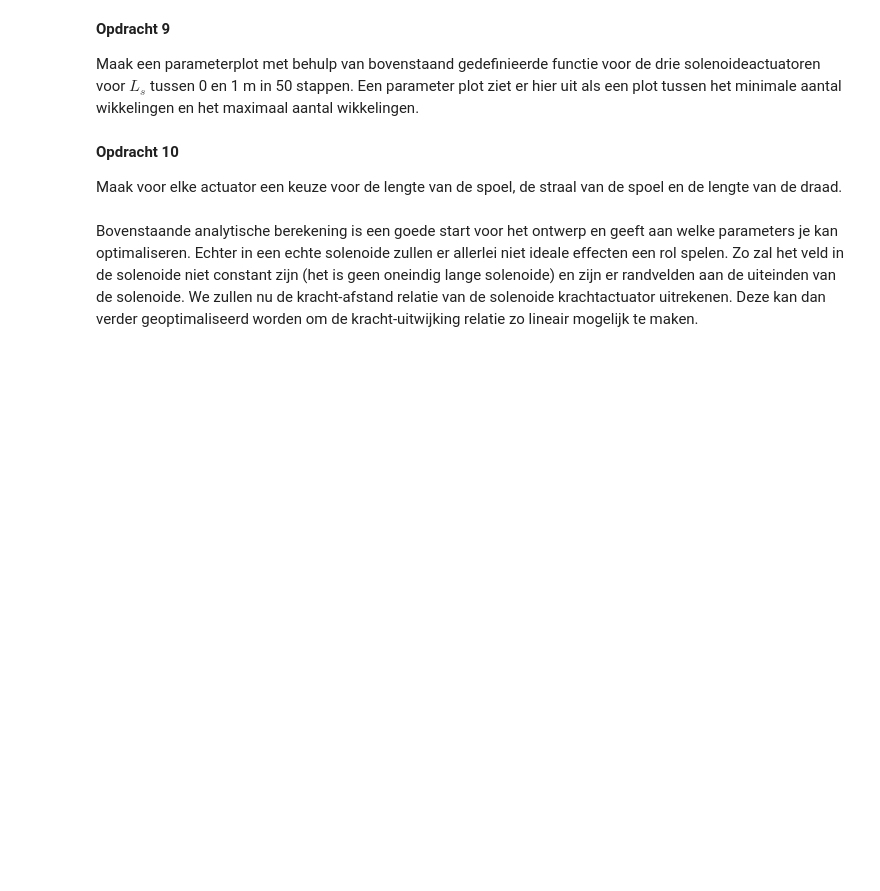
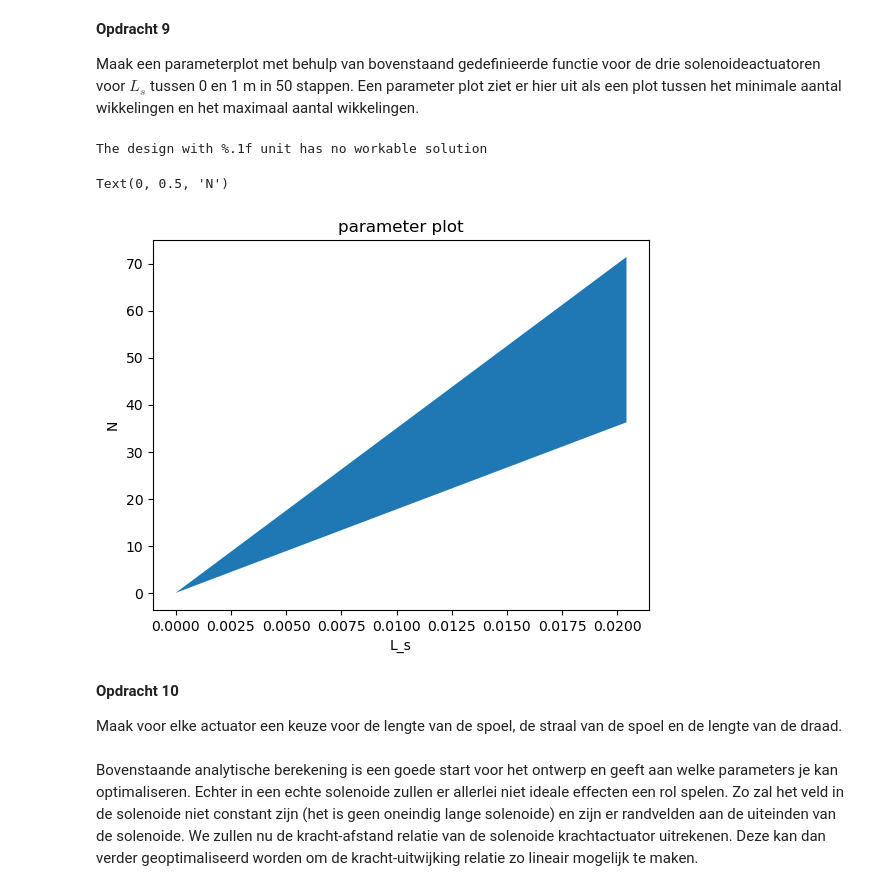
Before and after one commit to tdenooijer26/DEF-T-opdrachten, a Jupyter notebook: 2KrachtactuatorOpdracht/KrachtactuatorOpdracht.ipynb, the cells around one changed output. Cells and saved outputs as stored; diff of their text form; code cells hidden in the pictures; blank space fills up the shorter version.

```diff
--- a/2KrachtactuatorOpdracht/KrachtactuatorOpdracht.ipynb
+++ b/2KrachtactuatorOpdracht/KrachtactuatorOpdracht.ipynb
@@ -168,16 +181,17 @@ Het maximum aantal wikkelingen is de kleinste van voorwaarde 2) en 3). Geef een
 Plaats hier een png met jullie eventuele analytische afleiding.
 # %%
 ### BEGIN SOLUTION
+mu_0 = 1.26e-6
+mu_r = 5000
+def aantal_wikkelingen(L_s,I,r_s,r_d,L_w,F_min):
+    # Voeg hieronder de formules voor het maximum en minimum aantal wikkelingen.
+    N_min = np.sqrt((2*F_min*L_s**2)/(I**2*np.pi*r_s**2*(mu_r-1)*mu_0))
+    N_max_1 = L_s/(2*r_d)
+    N_max_2 = L_w/(2*np.pi*r_s)
 
-def aantal_wikkelingen(relevante_parameters):
-    # Voeg hieronder de formules voor het maximum en minimum aantal wikkelingen.
-    N_min =
-    N_max_1 =
-    N_max_2 =
-
-    if N_min > N_max: ## Als het ontwerp niet mogelijk is.
-        print('The design with %.1f unit has no workable solution'%a)
-        N_min = 'NaN'
-        N_max = 'NaN'
-    N_max = max(N_max_1,N_max_2)
+    N_max = np.minimum(N_max_1,N_max_2)
+    if np.any(N_min > N_max): ## Als het ontwerp niet mogelijk is.
+        print('The design with %.1f unit has no workable solution')
+        N_min = np.where(N_min > N_max, np.nan, N_min)
+        N_max = np.where(N_min > N_max, np.nan, N_max)
     return N_min, N_max
@@ -204,7 +216,21 @@ Maak een parameterplot met behulp van bovenstaand gedefinieerde functie voor de
 # %%
 ###
 ###Jouw code hier###
+L_s = np.linspace(0,1,50)
+N_min,N_max = aantal_wikkelingen(L_s,2,4e-2,0.1e-3,max_lengte_schets_5,200)
+N_min = N_min # Minimale eis
+N_max = N_max # Maximale eis
+
+plt.fill_between(L_s,N_min,N_max) # De ruimte tussen de eisen vullen
+plt.title("parameter plot")
+plt.xlabel("L_s")
+plt.ylabel("N")
+
 ###
+# %% [output]
+The design with %.1f unit has no workable solution
+Text(0, 0.5, 'N')
+[figure, added]
 # %% [markdown]
 **Opdracht 10**
 
```
Also changed, not shown: parts of 8 cells of this notebook, 7 other files.
